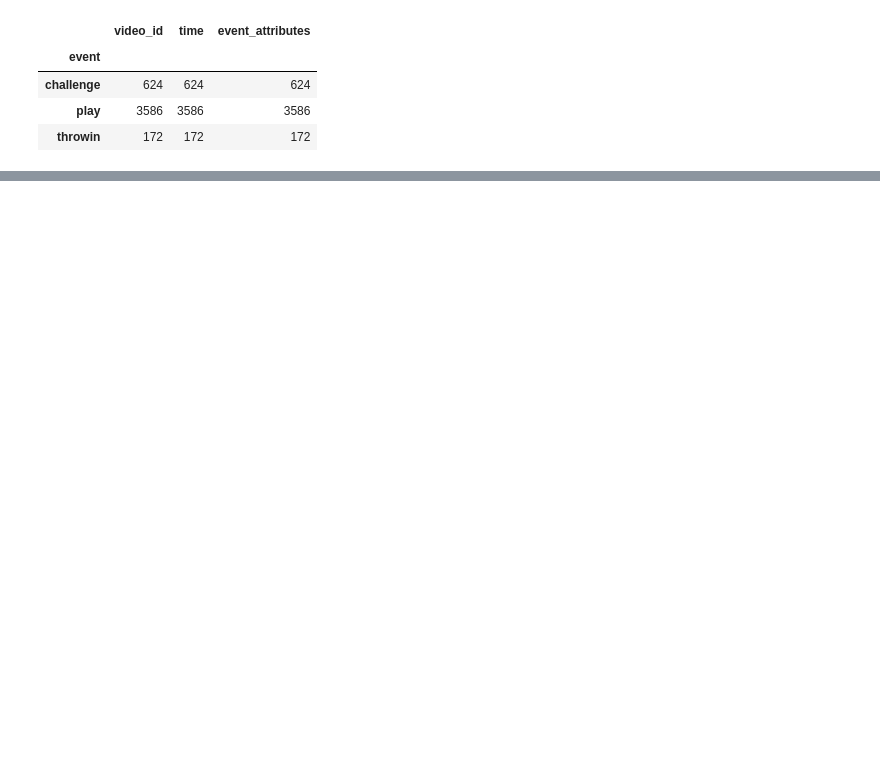
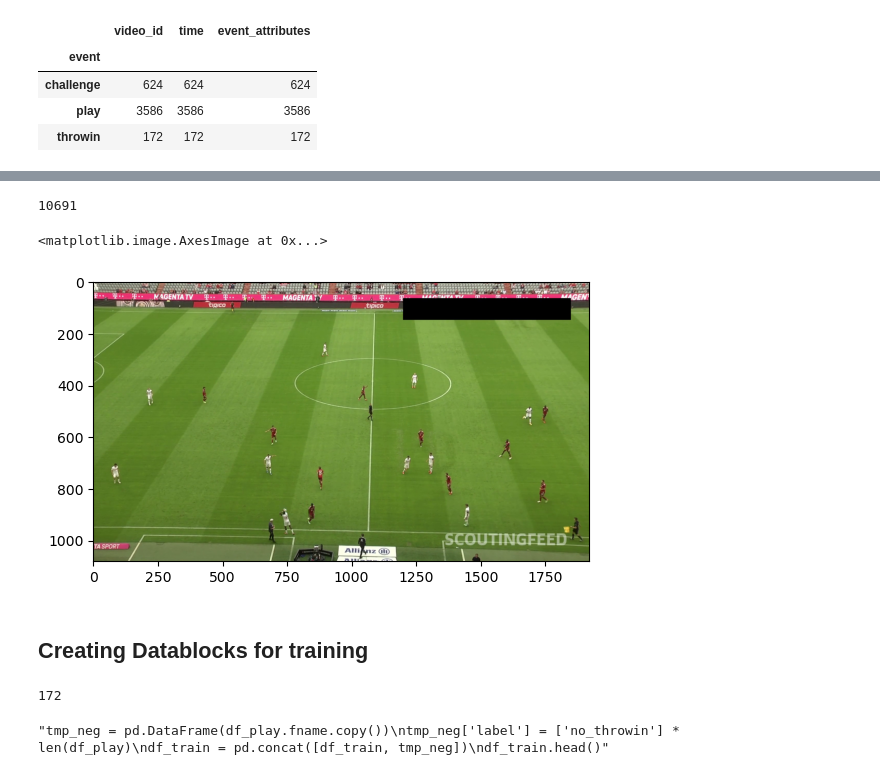
Before and after one commit to amalhot5/bundesliga, a Jupyter notebook: event_classifier.ipynb, the cells around one changed output, grey strips where cells are left out. Saved outputs shown, nothing was run; the diff lists cells and outputs as text; code cells hidden in the pictures; blank space fills up the shorter version.

Commit message:
creating training and propagate notebooks

```diff
--- a/event_classifier.ipynb
+++ b/event_classifier.ipynb
@@ -31,5 +34,9 @@ train_df.groupby(['event']).count()
 | challenge | 624 | 624 | 624 |
 | play | 3586 | 3586 | 3586 |
 | throwin | 172 | 172 | 172 |
+# %%
+df_throwin = train_df[train_df['event'] == 'throwin'].copy()
+df_play = train_df[train_df['event'] == 'play'].copy()
+df_challenge = train_df[train_df['event'] == 'challenge'].copy()
 # %% [markdown]
 Since the training data is so skewed, my theory is that there should be three different models, one binary classifier for each one.
@@ -35,0 +68,6 @@ Since the training data is so skewed, my theory is that there should be three di
+# %%
+p = data_path/'throwin'
+if not os.path.exists(p):
+    os.makedirs(p)
+r = df_throwin.iloc[1]
+vis_event(r,0.15,0.15)
@@ -35,0 +84,4 @@ Since the training data is so skewed, my theory is that there should be three di
+# %%
+videoFile = data_path/'train'/r['video_id']
+video = cv2.VideoCapture(f'{videoFile}.mp4')
+fps = video.get(cv2.CAP_PROP_FPS)
@@ -35,0 +113,11 @@ Since the training data is so skewed, my theory is that there should be three di
+# %%
+# get frame number of event
+int(r['time'] * fps)
+# %% [output]
+10691
+# %%
+image = iio.imread(f'{videoFile}.mp4', index=int(r['time'] * fps))
+plt.imshow(image)
+# %% [output]
+<matplotlib.image.AxesImage at 0x...>
+[figure, added]
@@ -35,0 +154,19 @@ Since the training data is so skewed, my theory is that there should be three di
+# %% [markdown]
+## Creating Datablocks for training
+# %%
+# after training on single image, try training on sequence of images within scoring tolerances
+df_train = pd.DataFrame(df_throwin.fname.copy())
+df_train['label'] = ['throwin'] * len(df_throwin)
+len(df_train)
+# %% [output]
+172
+# %%
+tmp_neg = pd.DataFrame(df_challenge.fname.copy())
+tmp_neg['label'] = ['no_throwin'] * len(df_challenge)
+df_train = pd.concat([df_train, tmp_neg])
+'''tmp_neg = pd.DataFrame(df_play.fname.copy())
+tmp_neg['label'] = ['no_throwin'] * len(df_play)
+df_train = pd.concat([df_train, tmp_neg])
+df_train.head()'''
+# %% [output]
+"tmp_neg = pd.DataFrame(df_play.fname.copy())\ntmp_neg['label'] = ['no_throwin'] * len(df_play)\ndf_train = pd.concat([df_train, tmp_neg])\ndf_train.head()"
```
Also changed, not shown: parts of 21 cells of this notebook, 6 other files.
